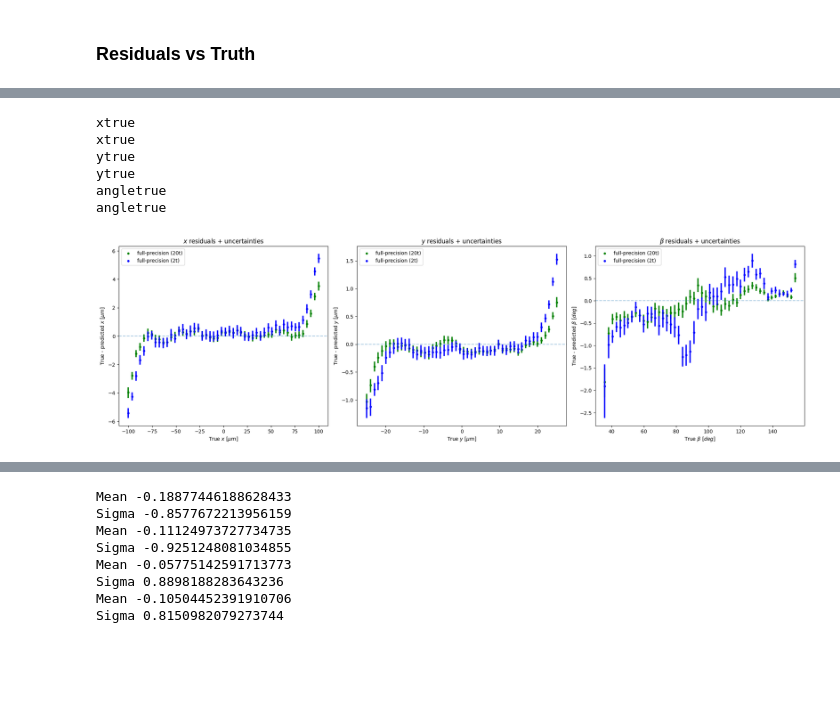
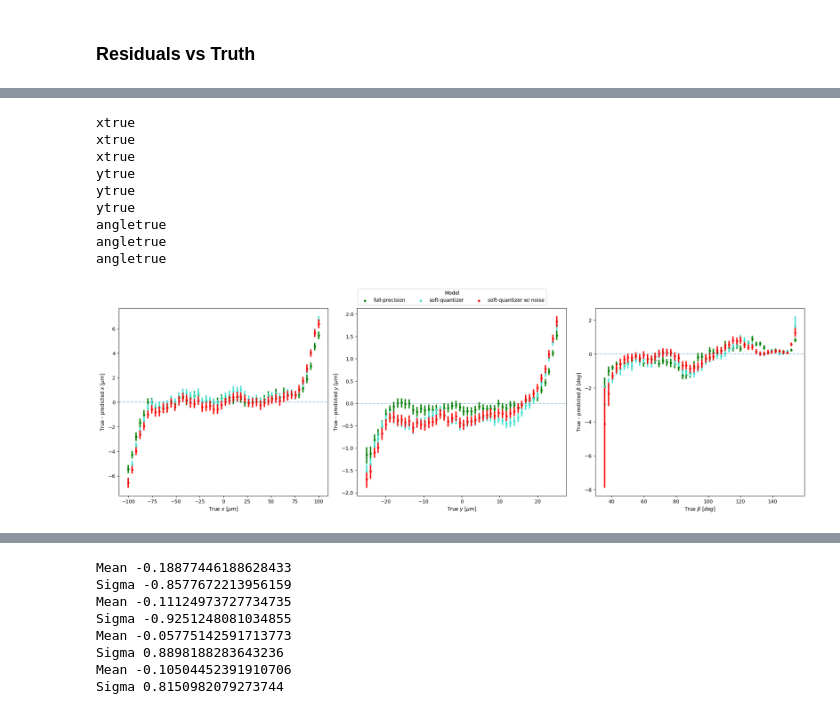
Before and after one commit to davidgjiang/smart-pixels-ml, a Jupyter notebook: performance_plots.ipynb, the cells around one changed output, grey strips where cells are left out. Saved outputs shown, nothing was run; the diff lists cells and outputs as text; code cells hidden in the pictures; blank space fills up the shorter version.

Commit message:
renaming and fixing small bugs such as imports for models

```diff
--- a/performance_plots.ipynb
+++ b/performance_plots.ipynb
@@ -10,7 +10,11 @@ df_2 = pd.read_parquet(f'/home/dajiang/smart-pixels-ml/processed_parquets/datase
+# %%
+df_1 = pd.read_parquet(f'/home/dajiang/smart-pixels-ml/processed_parquets/dataset_3src_16x16_50x12P5/{ts}t-{model}-vars.parquet')
+df_2 = pd.read_parquet(f'/home/dajiang/smart-pixels-ml/processed_parquets/dataset_3src_16x16_50x12P5/{ts}t-{model}-soft_quantizer-vars.parquet')
+df_3 = pd.read_parquet(f'/home/dajiang/smart-pixels-ml/processed_parquets/dataset_3src_16x16_50x12P5/{ts}t-{model}-soft_quantizer-noise-vars.parquet')
 # %% [markdown]
 ### Residuals + Uncertainties Comparison
 # %%
-def residual_plot(ax, thisdf, var1, var2, name, color, label=None, scaling=1.0, alpha=0.2, slim=False):
+def residual_plot(ax, thisdf, var1, var2, name, color, label=None, scaling=1.0, alpha=0.2, slim=False, edgecolor=None, hatch=None):
 
     nbins = 50
 
@@ -39,7 +43,7 @@ def residual_plot(ax, thisdf, var1, var2, name, color, label=None, scaling=1.0,
             upbar += [means[i] + np.mean(thisdf['sigma'+var2][(var1_scaled>xmin + i*step) & (var1_scaled<xmin + (i+1)*step)] * scaling)]
             downbar += [means[i] - np.mean(thisdf['sigma'+var2][(var1_scaled>xmin + i*step) & (var1_scaled<xmin + (i+1)*step)] * scaling)]
     if slim == False:
-        ax.fill_between(x=np.linspace(xmin,xmax,nbins),y1=upbar,y2=downbar, alpha=alpha, color=color)
+        ax.fill_between(x=np.linspace(xmin,xmax,nbins),y1=upbar,y2=downbar, alpha=alpha, color=color, edgecolor=edgecolor, hatch=hatch)
 
 pi = 3.14159265359
 
@@ -48,7 +52,7 @@ def inverse_cot(cota):
     a[np.where(a<0)] = a[np.where(a<0)] + pi
     return a
 
-def residual_plot_deg(ax, thisdf, var1, var2, name, color, label=None, scaling=1.0, alpha=0.2, slim=False):
+def residual_plot_deg(ax, thisdf, var1, var2, name, color, label=None, scaling=1.0, alpha=0.2, slim=False, edgecolor=None, hatch=None):
     # positions
     if 'cot' not in var1:
         residual_plot(ax, thisdf, var1, var2, name, scaling=scaling)
@@ -86,7 +90,7 @@ def residual_plot_deg(ax, thisdf, var1, var2, name, color, label=None, scaling=1
             upbar += [means[i] + np.mean(thisdf['angleup'][(thisdf[var1]>xmin + i*step) & (thisdf[var1]<xmin + (i+1)*step)])]
             downbar += [means[i] - np.mean(thisdf['angledown'][(thisdf[var1]>xmin + i*step) & (thisdf[var1]<xmin + (i+1)*step)])]
     if slim == False:
-        ax.fill_between(x=np.linspace(xmin,xmax,nbins),y1=upbar,y2=downbar, alpha=alpha, color=color)
+        ax.fill_between(x=np.linspace(xmin,xmax,nbins),y1=upbar,y2=downbar, alpha=alpha, color=color, edgecolor=edgecolor, hatch=hatch)
 # %% [markdown]
 ### Residuals vs Truth
 # %%
@@ -126,36 +147,43 @@ NameError: name 'residual_plot' is not defined
 # %%
 fig, ax = plt.subplots(1,3, figsize=(20,6))
 
-residual_plot(ax[0], df_1, 'xtrue', 'x', label='full-precision (20t)', name=r'$x$ $[\mu m]$', color='green', scaling=99.1906681423022, slim=True)
-residual_plot(ax[0], df_2, 'xtrue', 'x', label='full-precision (2t)', name=r'$x$ $[\mu m]$', color='blue', scaling=99.1906681423022, slim=True)
+residual_plot(ax[0], df_1, 'xtrue', 'x', label='full-precision', name=r'$x$ $[\mu m]$', color='green', scaling=99.1906681423022, slim=True)
+residual_plot(ax[0], df_2, 'xtrue', 'x', label='soft-quantizer', name=r'$x$ $[\mu m]$', color='turquoise', scaling=99.1906681423022, slim=True)
+residual_plot(ax[0], df_3, 'xtrue', 'x', label='soft-quantizer w/ noise', name=r'$x$ $[\mu m]$', color='red', scaling=99.1906681423022, slim=True)
 
 ax[0].axhline(alpha=0.4, ls='dashed')
-ax[0].set_title(r'$x$ residuals + uncertainties')
-ax[0].legend(loc='upper left')
+#ax[0].set_title(r'$x$ residuals + uncertainties')
+#ax[0].legend(loc='upper left')
 
-residual_plot(ax[1], df_1, 'ytrue', 'y', label='full-precision (20t)', name=r'$y$ $[\mu m]$', color='green', scaling=24.80357256924443, slim=True)
-residual_plot(ax[1], df_2, 'ytrue', 'y', label='full-precision (2t)', name=r'$y$ $[\mu m]$', color='blue', scaling=24.80357256924443, slim=True)
+residual_plot(ax[1], df_1, 'ytrue', 'y', name=r'$y$ $[\mu m]$', color='green', scaling=24.80357256924443, slim=True)
+residual_plot(ax[1], df_2, 'ytrue', 'y', name=r'$y$ $[\mu m]$', color='turquoise', scaling=24.80357256924443, slim=True)
+residual_plot(ax[1], df_3, 'ytrue', 'y', name=r'$y$ $[\mu m]$', color='red', scaling=24.80357256924443, slim=True)
 
 ax[1].axhline(alpha=0.4, ls='dashed')
-ax[1].set_title(r'$y$ residuals + uncertainties')
-ax[1].legend(loc='upper left')
+#ax[1].set_title(r'$y$ residuals + uncertainties')
+#ax[1].legend(loc='upper left')
 
-residual_plot_deg(ax[2], df_1, 'cotBtrue', 'cotB', label='full-precision (20t)', name=r'$\beta$ $[deg]$', color='green', scaling=1.885160054237276, slim=True)
-residual_plot_deg(ax[2], df_2, 'cotBtrue', 'cotB', label='full-precision (2t)', name=r'$\beta$ $[deg]$', color='blue', scaling=1.885160054237276, slim=True)
+residual_plot_deg(ax[2], df_1, 'cotBtrue', 'cotB', name=r'$\beta$ $[deg]$', color='green', scaling=1.885160054237276, slim=True)
+residual_plot_deg(ax[2], df_2, 'cotBtrue', 'cotB', name=r'$\beta$ $[deg]$', color='turquoise', scaling=1.885160054237276, slim=True)
+residual_plot_deg(ax[2], df_3, 'cotBtrue', 'cotB', name=r'$\beta$ $[deg]$', color='red', scaling=1.885160054237276, slim=True)
 
 ax[2].axhline(alpha=0.4, ls='dashed')
-ax[2].set_title(r'$\beta$ residuals + uncertainties')
-ax[2].legend(loc='best')
+#ax[2].set_title(r'$\beta$ residuals + uncertainties')
+#ax[2].legend(loc='best')
 
 fig.tight_layout(pad=1.0)
-#fig.legend(title='Sensor Geometry [$\mu m^3$]', loc='upper center', ncol=7, bbox_to_anchor=(0.5, 1.03))
-#fig.savefig(f'plots/dataset_3src_16x16_plots/performance/residuals_vs_truth-{ts}t-{model}.png',  bbox_inches='tight', dpi=300)
+#fig.legend(framealpha=1, loc='upper center')
+fig.legend(title='Model', loc='upper center', ncol=7, bbox_to_anchor=(0.5, 1.08))
+fig.savefig(f'plots/performance/residuals_vs_truth-{ts}t-{model}.png',  bbox_inches='tight', dpi=300)
 fig.show()
 # %% [output]
+xtrue
 xtrue
 xtrue
 ytrue
 ytrue
+ytrue
 angletrue
 angletrue
+angletrue
-[figure, old version]
+[figure, new version]
```
Also changed, not shown: parts of 5 cells of this notebook, 5 other files.
